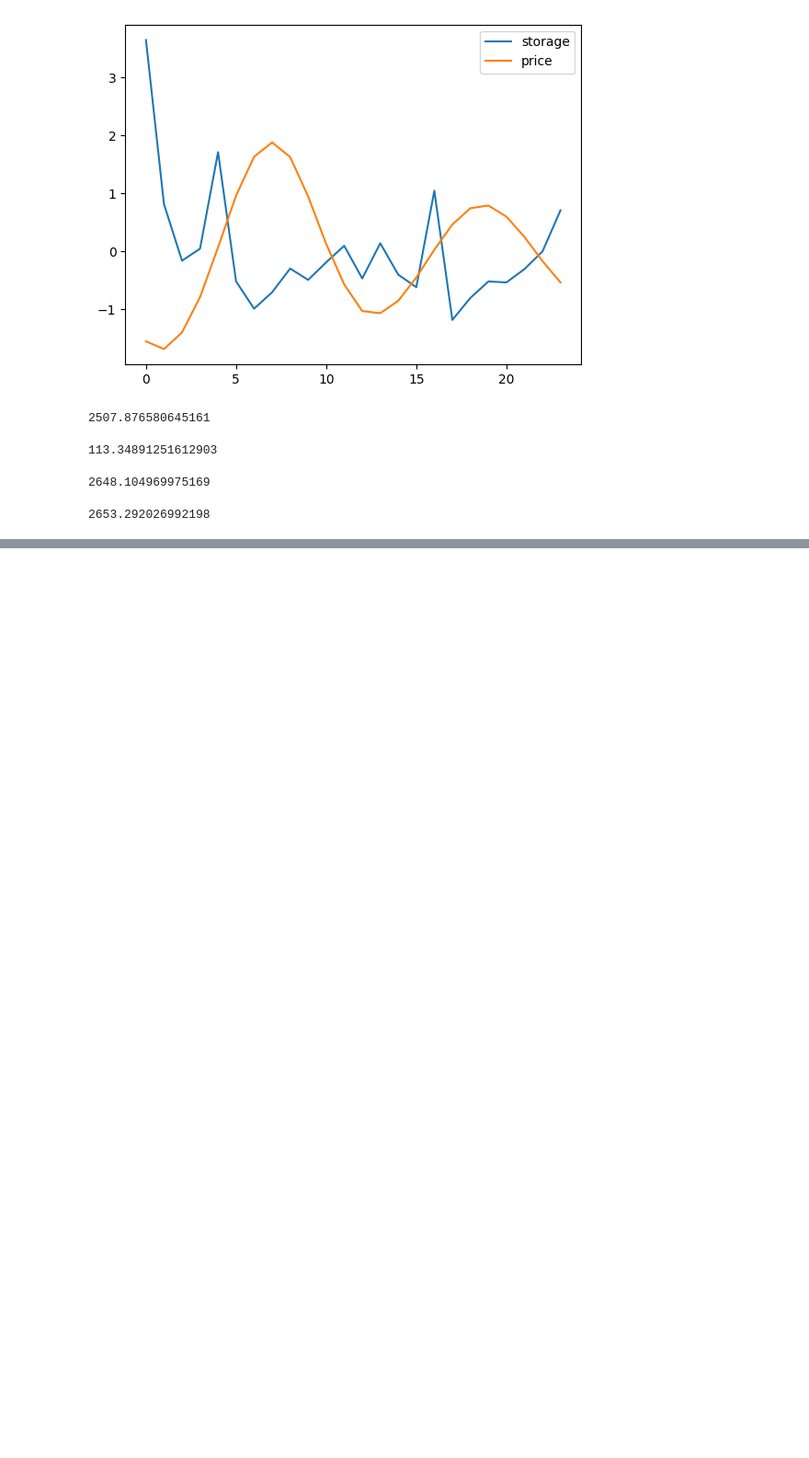
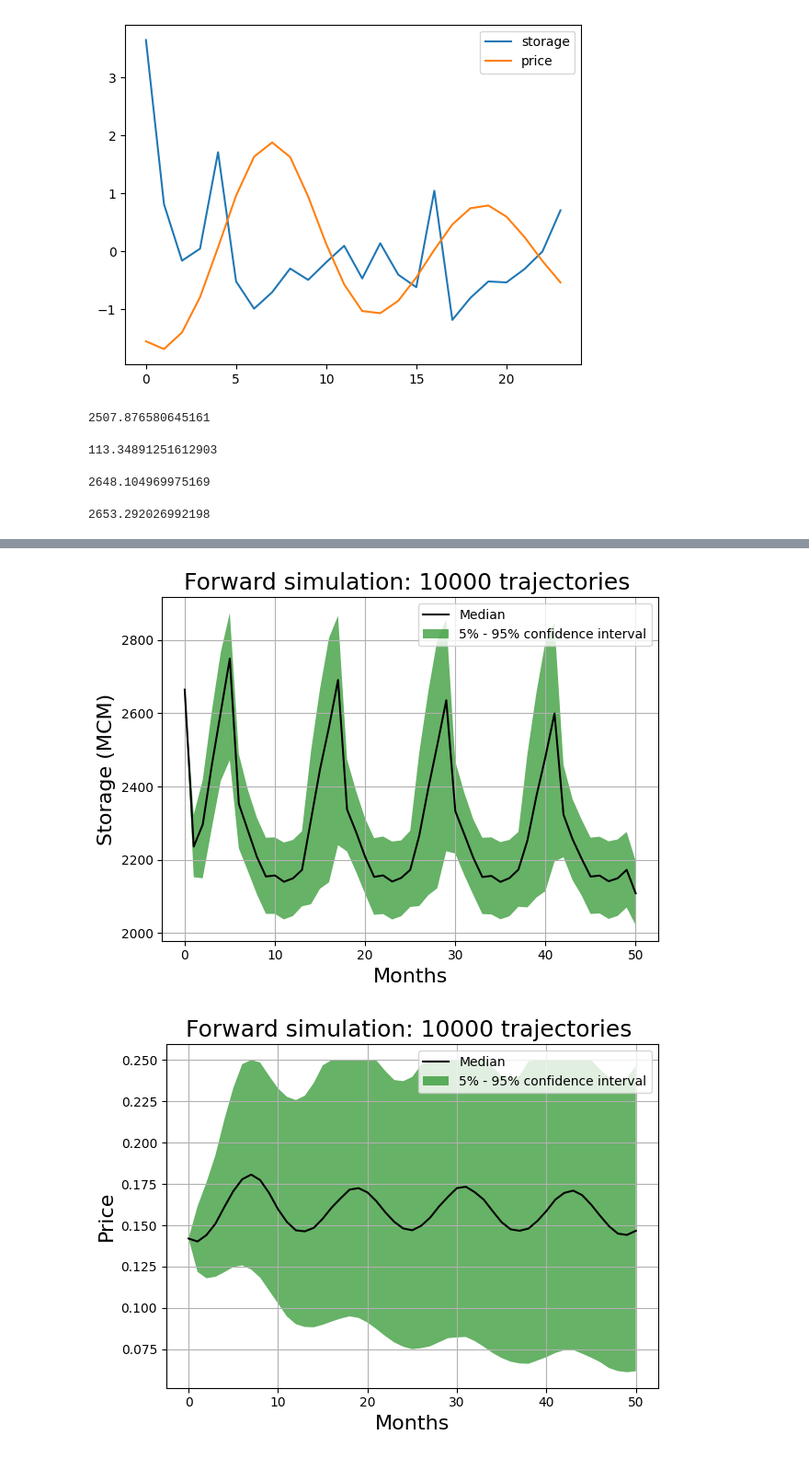
Before and after one commit to igseg/reservoir, a Jupyter notebook: IV_efficient.ipynb, the cells around one changed output, grey strips where cells are left out. Shown at 92% size. Saved outputs shown, nothing was run; the diff lists cells and outputs as text; code cells hidden in the pictures; blank space fills up the shorter version.

```diff
--- a/IV_efficient.ipynb
+++ b/IV_efficient.ipynb
@@ -460,0 +695,9 @@ next_storage(*input_next_storage, 0)
+# %%
+storage_sim, price_sim, outflows_sim = simulating_paths(t0 = time_0-10, storage_0 = ts_forecast.loc[time_0 - 10, 'storage'], price_0 = ts_forecast.loc[time_0 - 10, 'price'])
+# %%
+plot_conf_int_boot(storage_sim, var_name = 'Storage (MCM)')
+plot_conf_int_boot(price_sim, var_name = 'Price' )
+plot_conf_int_boot(outflows_sim, var_name = 'Outflow ($m^3/s$)')
+# %% [output]
+[figure, added]
+[figure, added]
```
Also changed, not shown: parts of 29 cells of this notebook, 4 other files.
